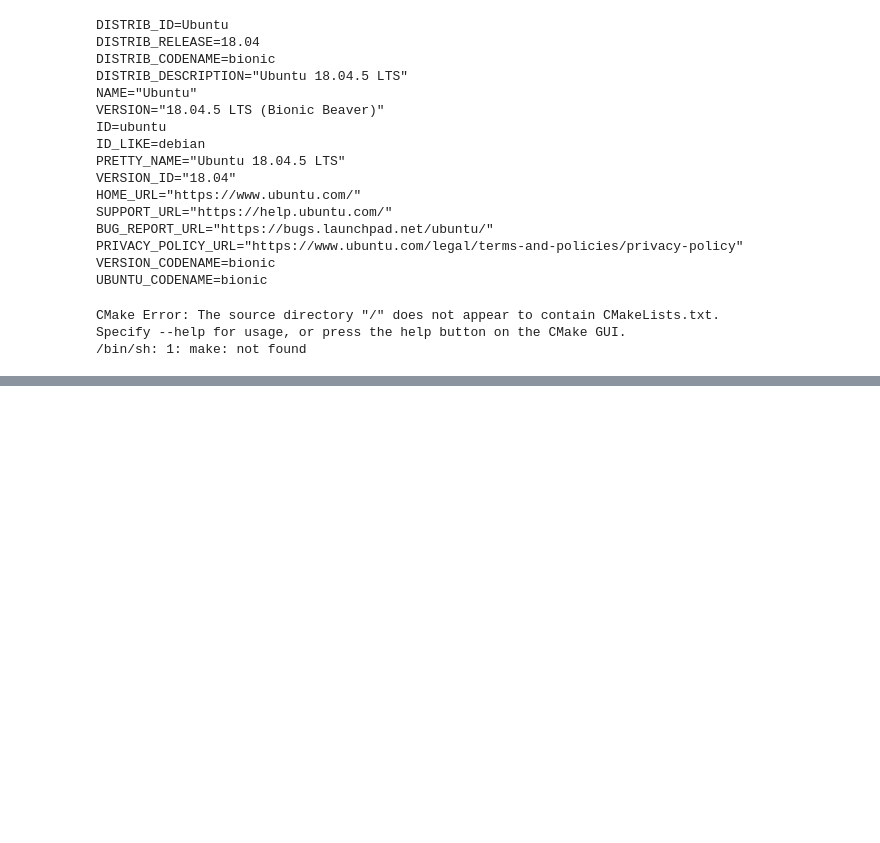
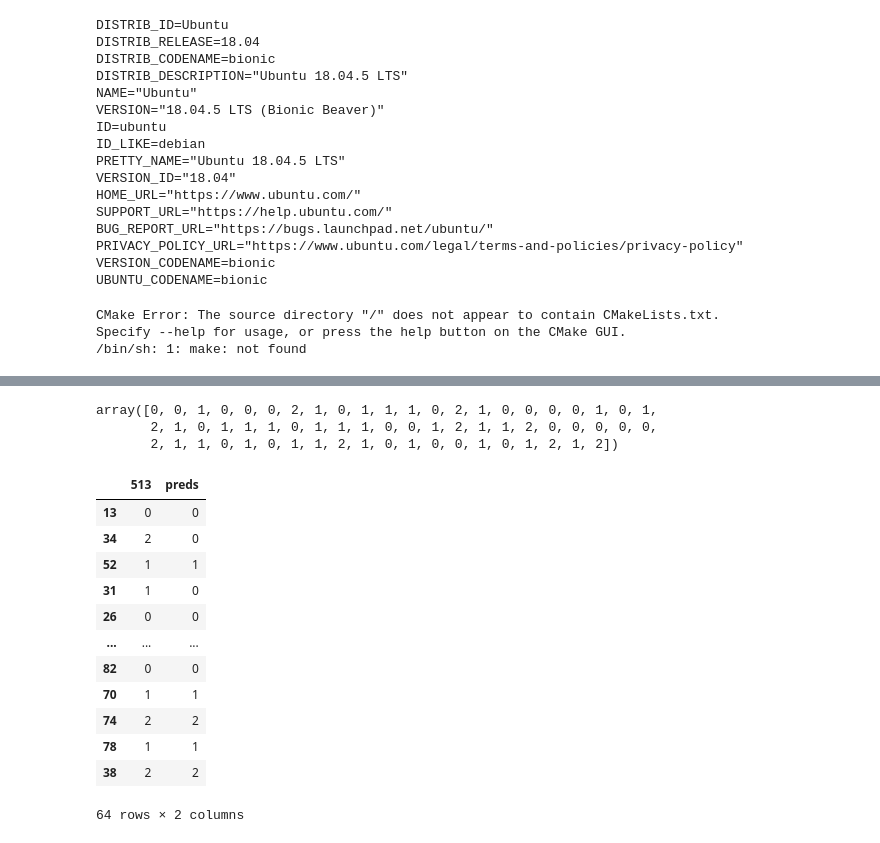
Before and after one commit to SApsalamov/computer_vision, a Jupyter notebook: crop_desease_detection/Crop_desease_detection.ipynb, the cells around one changed output, grey strips where cells are left out. Saved outputs shown, nothing was run; the diff lists cells and outputs as text; code cells hidden in the pictures; blank space fills up the shorter version.

```diff
--- a/crop_desease_detection/Crop_desease_detection.ipynb
+++ b/crop_desease_detection/Crop_desease_detection.ipynb
@@ -316,0 +356,2 @@ x, x_test, y, y_test = train_test_split(T_x, T_y, test_size=0.2, stratify=T_y)
+# %%
+pca.fit(x_train_scal)
@@ -316,0 +368,3 @@ x, x_test, y, y_test = train_test_split(T_x, T_y, test_size=0.2, stratify=T_y)
+# %%
+x_train_pca = pca.transform(x_train_scal)
+x_test_pca = pca.transform(x_test_scal)
@@ -522,26 +415,0 @@ ValueError: ValueError: multi_class must be in ('ovo', 'ovr')
-# %%
-x, x_test, y, y_test = train_test_split(T_x, T_y, test_size=0.2, stratify=T_y)
-
-train_data = lgbm.Dataset(x, label=y)
-test_data = lgbm.Dataset(x_test, label=y_test, reference=train_data)
-#w = np.random.rand(len(x), )
-#train_data.set_weight(w)
-
-parameters = {
-    'objective': 'regression',
-    'metric': 'mape',
-    'is_unbalance': 'true',
-    'boosting': 'goss',
-    'num_leaves': 31,
-    'feature_fraction': 0.5,
-    'learning_rate': 0.05,
-    'max_depth': 15
-}
-
-model = lgbm.train(parameters,
-                       train_data,
-                       valid_sets=test_data,
-                       num_boost_round=5000,
-                       early_stopping_rounds=100,valid_names=['valid'])
-score = model.best_score['valid']['mape']
-print('score')
@@ -547,0 +440,25 @@ print('score')
+# %%
+pred_label = np.argmax(pred, axis=1)
+pred_label
+# %% [output]
+array([0, 0, 1, 0, 0, 0, 2, 1, 0, 1, 1, 1, 0, 2, 1, 0, 0, 0, 0, 1, 0, 1,
+       2, 1, 0, 1, 1, 1, 0, 1, 1, 1, 0, 0, 1, 2, 1, 1, 2, 0, 0, 0, 0, 0,
+       2, 1, 1, 0, 1, 0, 1, 1, 2, 1, 0, 1, 0, 0, 1, 0, 1, 2, 1, 2])
+# %%
+compar = pd.DataFrame(y_test['513'])
+compar['preds'] = pred_label
+compar
+# %% [output]
+|  | 513 | preds |
+| 13 | 0 | 0 |
+| 34 | 2 | 0 |
+| 52 | 1 | 1 |
+| 31 | 1 | 0 |
+| 26 | 0 | 0 |
+| ... | ... | ... |
+| 82 | 0 | 0 |
+| 70 | 1 | 1 |
+| 74 | 2 | 2 |
+| 78 | 1 | 1 |
+| 38 | 2 | 2 |
+64 rows × 2 columns
```
Also changed, not shown: parts of 44 cells of this notebook.
